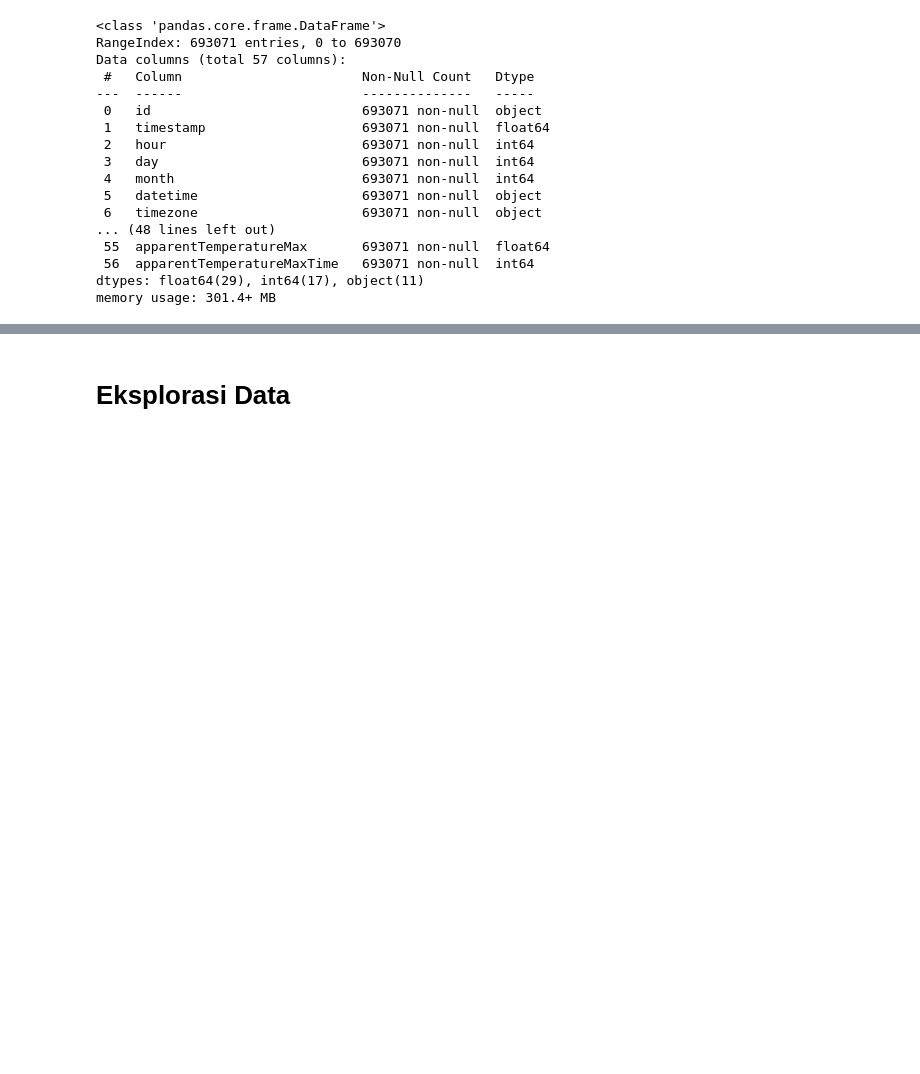
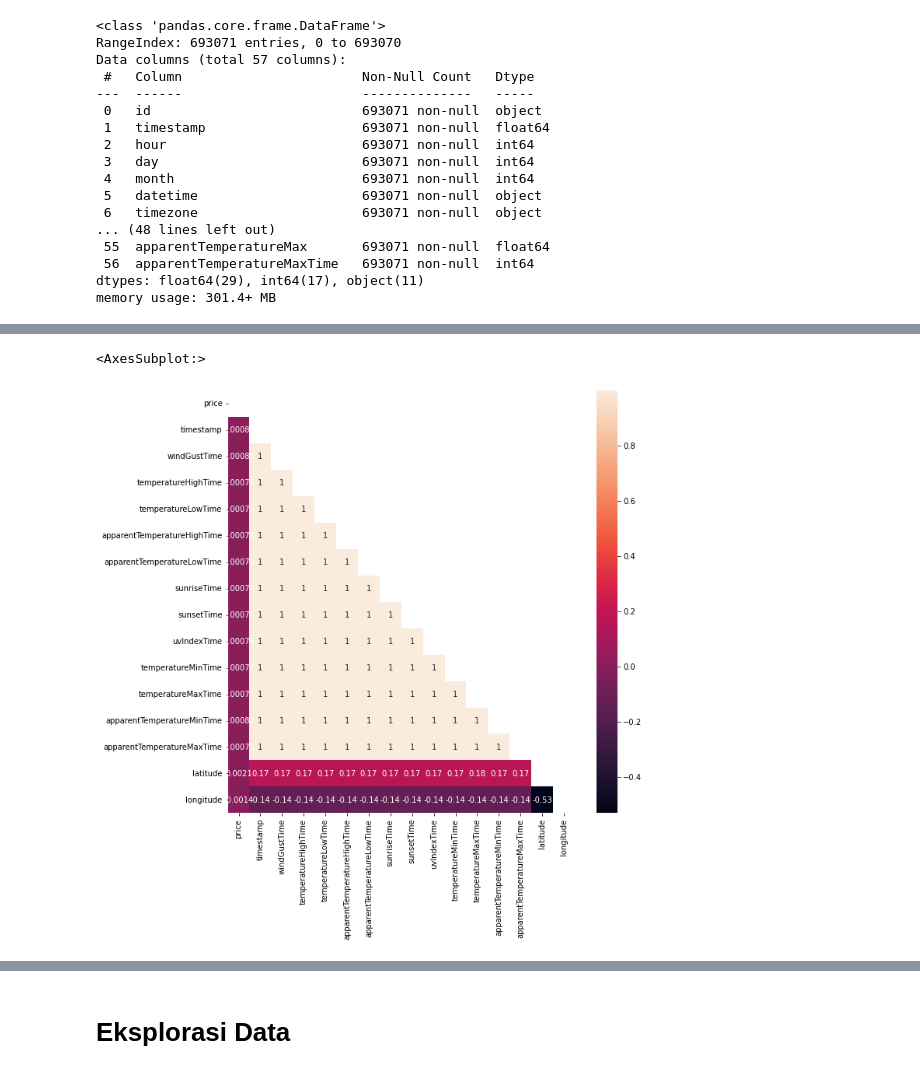
Before and after one commit to ainajefelina/FP1-Analisis, a Jupyter notebook: FP1/1.ipynb, the cells around one changed output, grey strips where cells are left out. Saved outputs shown, nothing was run; the diff lists cells and outputs as text; code cells hidden in the pictures; blank space fills up the shorter version.

```diff
--- a/FP1/1.ipynb
+++ b/FP1/1.ipynb
@@ -72,0 +180,2 @@ memory usage: 301.4+ MB
+# %%
+df=df[df['price'].isnull()==False]
@@ -72,0 +224,8 @@ memory usage: 301.4+ MB
+# %%
+df_1 = df[['price','id','long_summary','timestamp','datetime','timezone',
+           'windGustTime','temperatureHighTime','temperatureLowTime',
+           'apparentTemperatureHighTime','apparentTemperatureLowTime',
+           'sunriseTime','sunsetTime','uvIndexTime','temperatureMinTime',
+           'temperatureMaxTime','apparentTemperatureMinTime',
+           'apparentTemperatureMaxTime','latitude','longitude']]
+df_1.head()
@@ -72,0 +239,6 @@ memory usage: 301.4+ MB
+# %%
+plt.figure(figsize=(10,10))
+sb.heatmap(df_1.corr(),annot=True, mask=np.triu(df_1.corr()))
+# %% [output]
+<AxesSubplot:>
+[figure, added]
```
Also changed, not shown: parts of 38 cells of this notebook, 2 other files.
